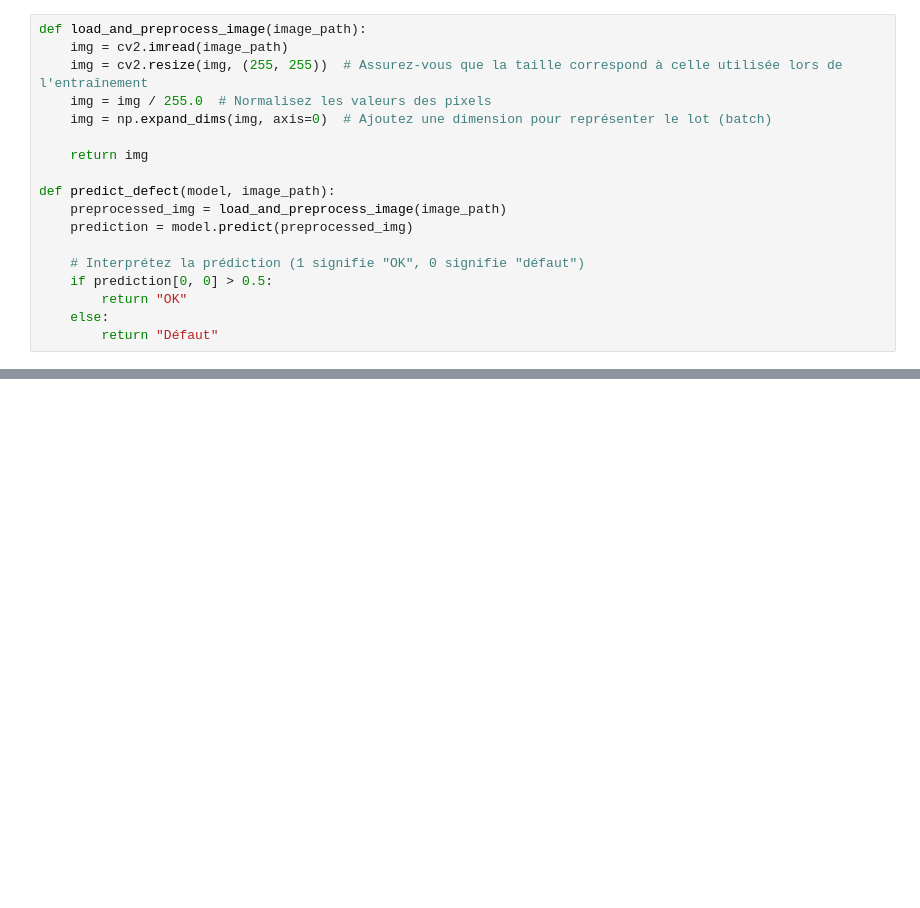
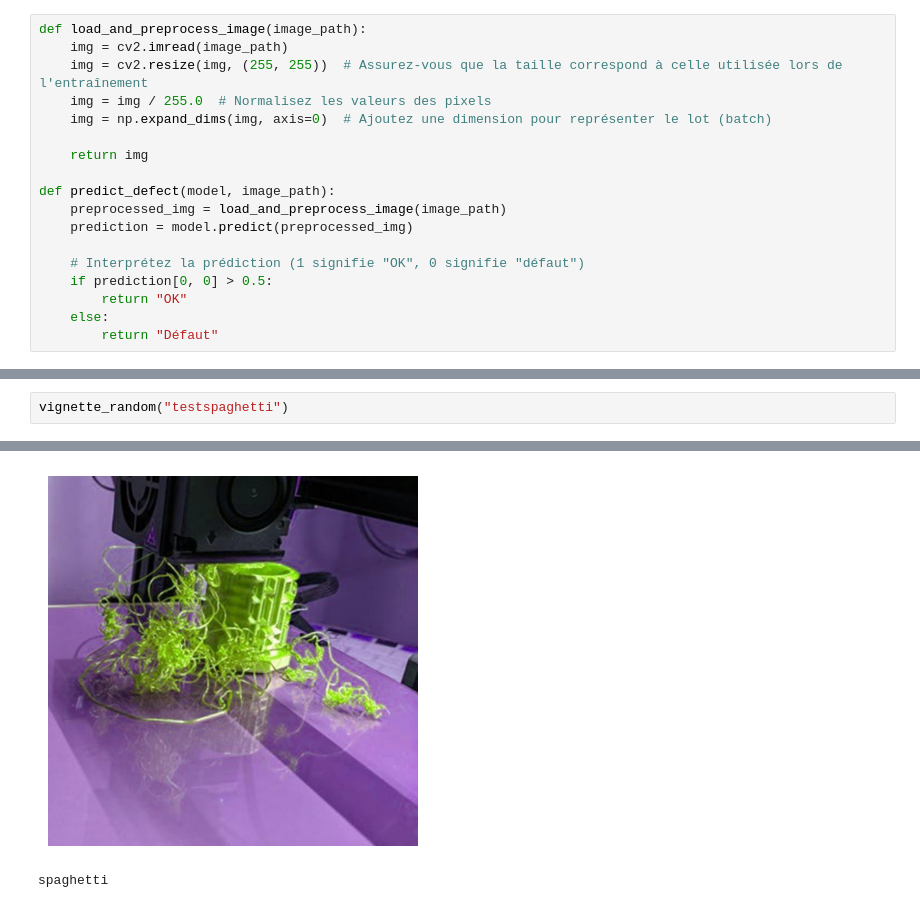
Before and after one commit to cc-ca/projet-impression-3d, a Jupyter notebook: projet.ipynb, the cells around one changed output, grey strips where cells are left out. Saved outputs shown, nothing was run; the diff lists cells and outputs as text; blank space fills up the shorter version.

```diff
--- a/projet.ipynb
+++ b/projet.ipynb
@@ -325,0 +268,3 @@ prédiction pourWIN_20231010_15_04_05_Pro.jpg : OK
+# %%
+vignette_random("testspaghetti")
+# %% [output]
@@ -326 +272,3 @@ prédiction pourWIN_20231010_15_04_05_Pro.jpg : OK
+[figure, added]
+spaghetti
 # %%
```
Also changed, not shown: parts of 34 cells of this notebook, 4 other files.
